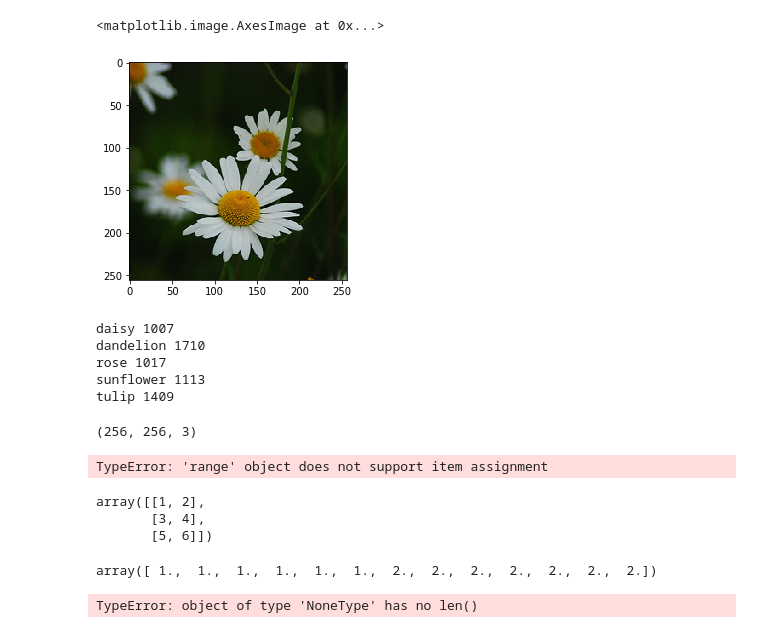
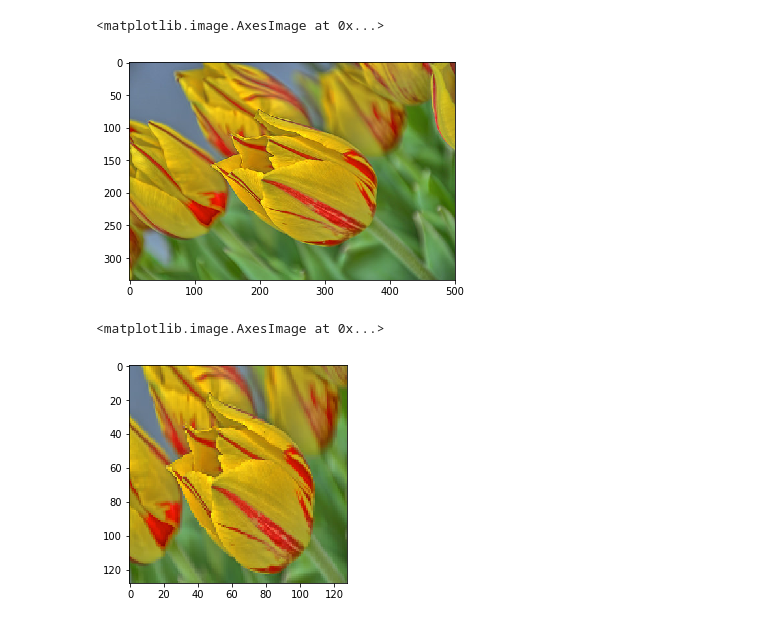
Before and after one commit to lih308/tensorflow, a Jupyter notebook: flower_recognition/flower_recognition.ipynb, the cells around one changed output. Cells and saved outputs as stored; diff of their text form; code cells hidden in the pictures.

```diff
--- a/flower_recognition/flower_recognition.ipynb
+++ b/flower_recognition/flower_recognition.ipynb
@@ -17,14 +17,7 @@ flower_types = list(train_data.keys())
+# %%
+original, resized = test()
 # %%
-plt.imshow(train_data['daisy'][6])
+plt.imshow(original)
 # %% [output]
 <matplotlib.image.AxesImage at 0x...>
-[figure, old version]
+[figure, new version]
-# %%
-for flower in flower_types:
-    print(flower, train_data[flower].shape[0])
-# %% [output]
-daisy 1007
-dandelion 1710
-rose 1017
-sunflower 1113
-tulip 1409
@@ -33,23 +23,0 @@ tmp = train_data['daisy'][[1, 2], :, :, :]
-# %%
-tmp[0].shape
-# %% [output]
-(256, 256, 3)
-# %%
-np.random.shuffle(range(100))
-# %% [output]
-TypeError: 'range' object does not support item assignment
-# %%
-a = np.array([[1, 2], [3, 4]])
-b = np.array([[5, 6]])
-np.concatenate([a, b], axis=0)
-# %% [output]
-array([[1, 2],
-       [3, 4],
-       [5, 6]])
-# %%
-np.concatenate([
-    np.ones([6]),
-    np.ones([7])*2,
-])
-# %% [output]
-array([ 1.,  1.,  1.,  1.,  1.,  1.,  2.,  2.,  2.,  2.,  2.,  2.,  2.])
@@ -58,4 +24,5 @@ from run import *
-# %%
-run()
-# %% [output]
-TypeError: object of type 'NoneType' has no len()
+# %%
+plt.imshow(resized.astype(int))
+# %% [output]
+<matplotlib.image.AxesImage at 0x...>
+[figure, added]
```
Also changed, not shown: parts of 5 cells of this notebook, 1 other file.
